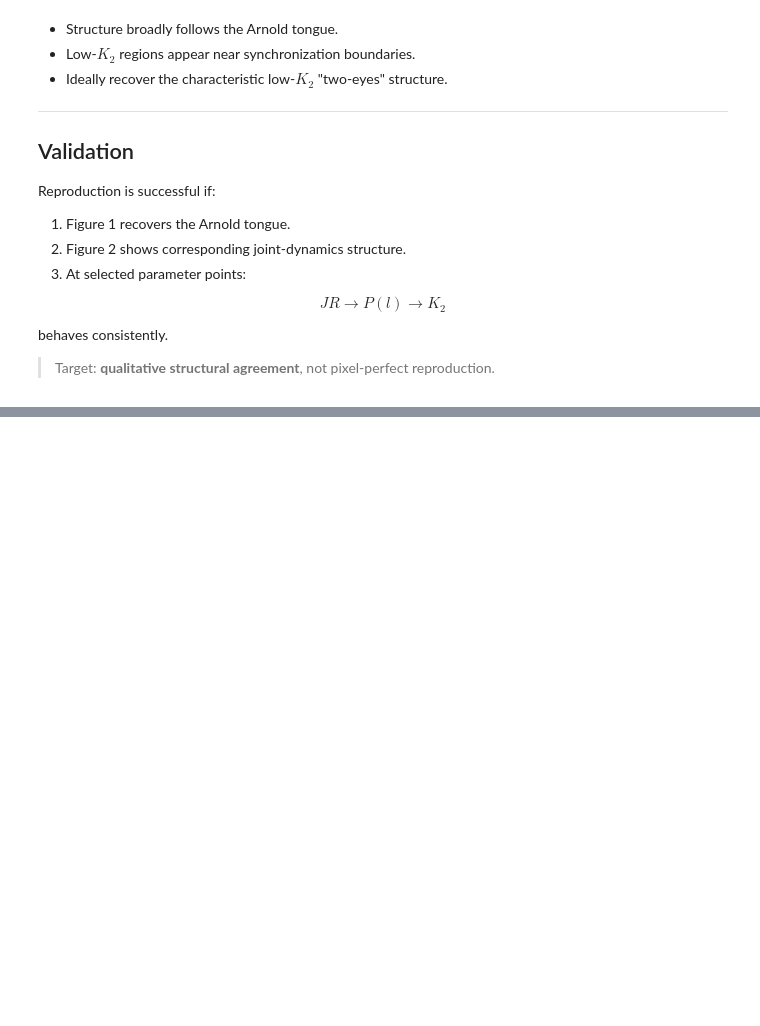
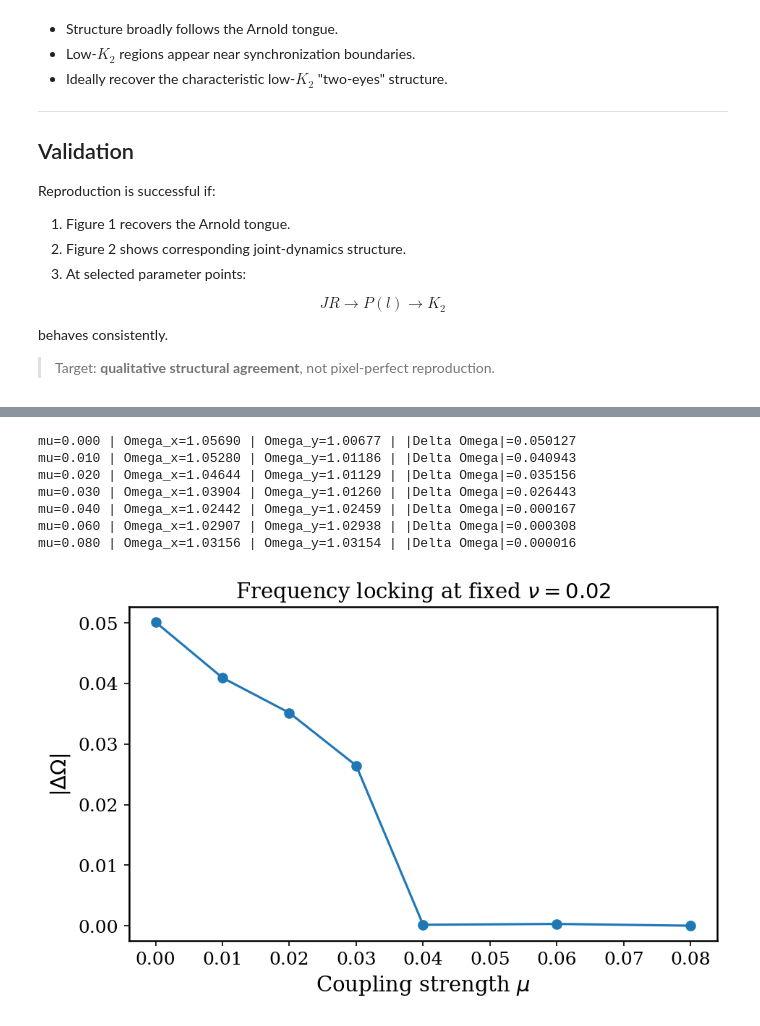
Before and after one commit to Vutu2003/Nonlinear-Time-Series-Analysis, a Jupyter notebook: paper_replications/Romano_2004_Multivariate_Recurrence_Plot.ipynb, the cells around one changed output, grey strips where cells are left out. Cells and saved outputs as stored; diff of their text form; code cells hidden in the pictures; blank space fills up the shorter version.

```diff
--- a/paper_replications/Romano_2004_Multivariate_Recurrence_Plot.ipynb
+++ b/paper_replications/Romano_2004_Multivariate_Recurrence_Plot.ipynb
@@ -103,0 +399,69 @@ behaves consistently.
+# %%
+# =============================================================================
+# CELL 6 — SINGLE-POINT SYNCHRONIZATION CHECK
+# =============================================================================
+
+NU_CHECK = 0.02
+
+mu_check_values = np.array([
+    0.00,
+    0.01,
+    0.02,
+    0.03,
+    0.04,
+    0.06,
+    0.08,
+])
+
+delta_omega_check = []
+
+for mu in mu_check_values:
+
+    _, X, Y = simulate_coupled_rossler(
+        nu=NU_CHECK,
+        mu=mu,
+        n_samples=5_000,
+        transient_samples=2_000,
+    )
+
+    omega_x, omega_y, delta_omega = compute_frequency_difference(
+        X,
+        Y,
+    )
+
+    delta_omega_check.append(delta_omega)
+
+    print(
+        f"mu={mu:.3f} | "
+        f"Omega_x={omega_x:.5f} | "
+        f"Omega_y={omega_y:.5f} | "
+        f"|Delta Omega|={delta_omega:.6f}"
+    )
+
+delta_omega_check = np.asarray(delta_omega_check)
+
+
+fig, ax = plt.subplots(figsize=(7, 4))
+
+ax.plot(
+    mu_check_values,
+    delta_omega_check,
+    marker="o",
+)
+
+ax.set_xlabel(r"Coupling strength $\mu$")
+ax.set_ylabel(r"$|\Delta\Omega|$")
+ax.set_title(
+    rf"Frequency locking at fixed $\nu={NU_CHECK}$"
+)
+
+plt.show()
+# %% [output]
+mu=0.000 | Omega_x=1.05690 | Omega_y=1.00677 | |Delta Omega|=0.050127
+mu=0.010 | Omega_x=1.05280 | Omega_y=1.01186 | |Delta Omega|=0.040943
+mu=0.020 | Omega_x=1.04644 | Omega_y=1.01129 | |Delta Omega|=0.035156
+mu=0.030 | Omega_x=1.03904 | Omega_y=1.01260 | |Delta Omega|=0.026443
+mu=0.040 | Omega_x=1.02442 | Omega_y=1.02459 | |Delta Omega|=0.000167
+mu=0.060 | Omega_x=1.02907 | Omega_y=1.02938 | |Delta Omega|=0.000308
+mu=0.080 | Omega_x=1.03156 | Omega_y=1.03154 | |Delta Omega|=0.000016
+[figure, added]
```
Also changed, not shown: parts of 7 cells of this notebook.
